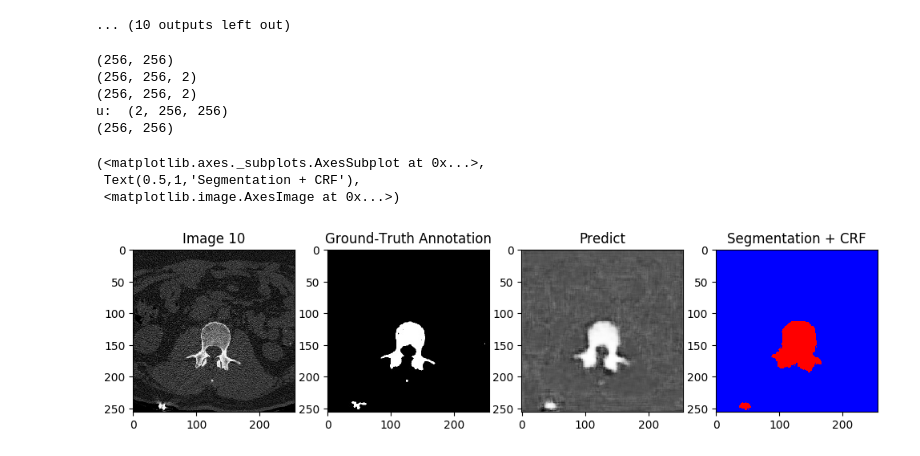
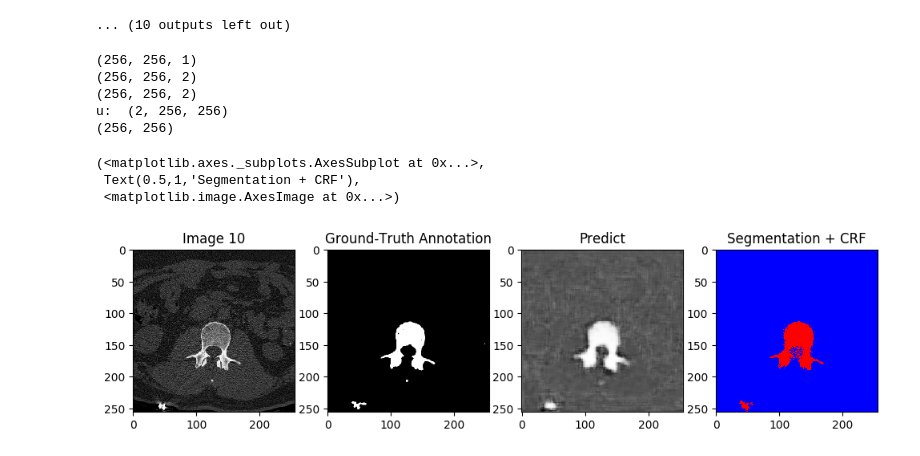
Before and after one commit to ianchen1015/segmentation, a Jupyter notebook: k/model_crf.ipynb, the cells around one changed output. Cells and saved outputs as stored; diff of their text form; code cells hidden in the pictures.

Commit message:
create_pairwise_bilateral

```diff
--- a/k/model_crf.ipynb
+++ b/k/model_crf.ipynb
@@ -235,14 +235,13 @@ num = 10
 X = X_train[num:num+1]
 Y = Y_train[num:num+1]
 
-img = model.predict(X)
-img2 = img > 0.5
+predict = model.predict(X)
 
-image = X[0,:,:,0]
+image = X[0,:,:,:]
 imagey = Y[0,:,:,0]
 print(image.shape)
 
-final_probabilities = img[0,:,:,:]
+final_probabilities = predict[0,:,:,:]
 final_probabilities = np.append(final_probabilities, 1 - final_probabilities, axis=2)
 final_probabilities = -np.log(final_probabilities)
 print(final_probabilities.shape)
@@ -267,54 +266,52 @@ d.setUnaryEnergy(unary)
 
 # This potential penalizes small pieces of segmentation that are
 # spatially isolated -- enforces more spatially consistent segmentations
-feats = create_pairwise_gaussian(sdims=(10, 10), shape=image.shape[:2])
+feats = create_pairwise_gaussian(sdims=(3, 3), shape=image.shape[:2])
 
-d.addPairwiseEnergy(feats, compat=3,
+d.addPairwiseEnergy(feats, compat=5,
                     kernel=dcrf.DIAG_KERNEL,
                     normalization=dcrf.NORMALIZE_SYMMETRIC)
 
 # This creates the color-dependent features --
 # because the segmentation that we get from CNN are too coarse
 # and we can use local color features to refine them
-'''
-feats = create_pairwise_bilateral(sdims=(50, 50), schan=(20, 20, 20),
+
+feats = create_pairwise_bilateral(sdims=(10,10), schan=(0.01,),
                                    img=image, chdim=2)
 
-d.addPairwiseEnergy(feats, compat=10,
-                     kernel=dcrf.DIAG_KERNEL,
-                     normalization=dcrf.NORMALIZE_SYMMETRIC)
-'''
+d.addPairwiseEnergy(feats, compat=10)
+
 Q = d.inference(5)
 
 res = np.argmax(Q, axis=0).reshape((image.shape[0], image.shape[1]))
 
 '''
 cmap = plt.get_cmap('bwr')
 
 
 f, (ax1, ax2) = plt.subplots(1, 2, sharey=True)
 ax1.imshow(res, vmax=1.5, vmin=-0.4, cmap=cmap)
 ax1.set_title('Segmentation with CRF post-processing')
 probability_graph = ax2.imshow(np.dstack((train_annotation,)*3)*100)
 ax2.set_title('Ground-Truth Annotation')
 plt.show()
 '''
 print(res.shape)
 plt.figure(num=None, figsize=(12, 15), dpi=100, facecolor='w', edgecolor='k')
-plt.subplot(141), plt.title('Image '+str(num)), plt.imshow(image, cmap='gray')
-plt.subplot(142), plt.title('Ground-Truth Annotation'), plt.imshow(imagey, cmap='gray')
-plt.subplot(143), plt.title('Predict'), plt.imshow(img.reshape(size,size), cmap='gray')
+plt.subplot(141), plt.title('Image '+str(num)), plt.imshow(X.reshape(size,size), cmap='gray')
+plt.subplot(142), plt.title('Ground-Truth Annotation'), plt.imshow(Y.reshape(size,size), cmap='gray')
+plt.subplot(143), plt.title('Predict'), plt.imshow(predict.reshape(size,size), cmap='gray')
 plt.subplot(144), plt.title('Segmentation + CRF'), plt.imshow(res, cmap='bwr')
 # %% [output]
-(256, 256)
+(256, 256, 1)
 (256, 256, 2)
 (256, 256, 2)
 u:  (2, 256, 256)
 (256, 256)
 (<matplotlib.axes._subplots.AxesSubplot at 0x...>,
  Text(0.5,1,'Segmentation + CRF'),
  <matplotlib.image.AxesImage at 0x...>)
-[figure, old version]
+[figure, new version]
 # %%
 import pydensecrf.densecrf as dcrf
 
```
